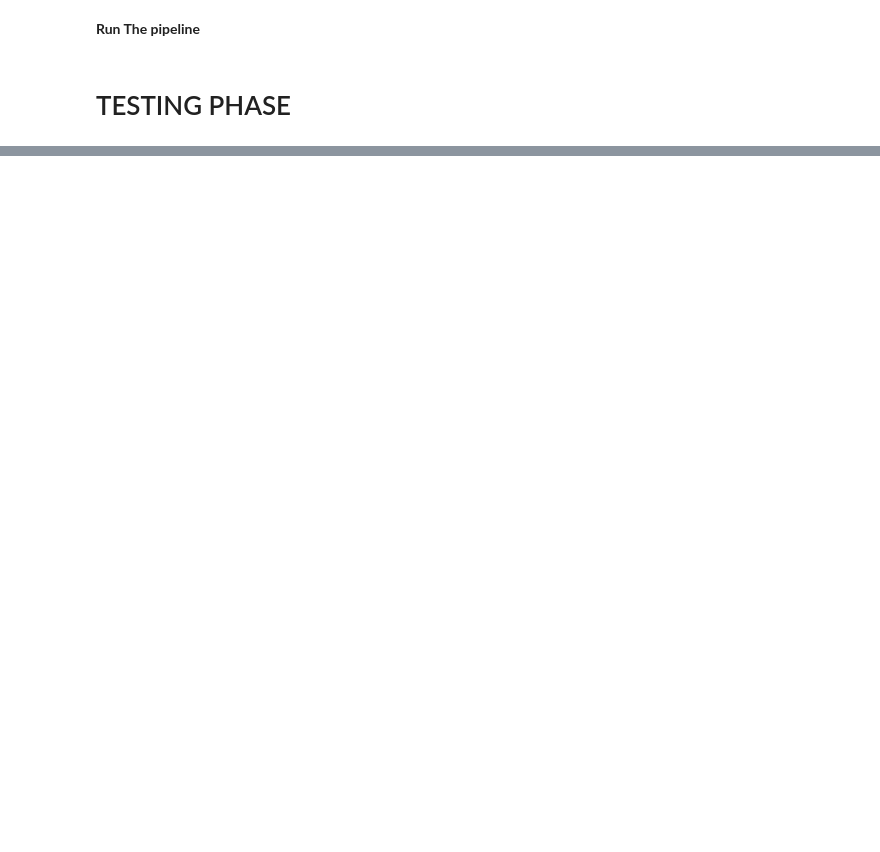
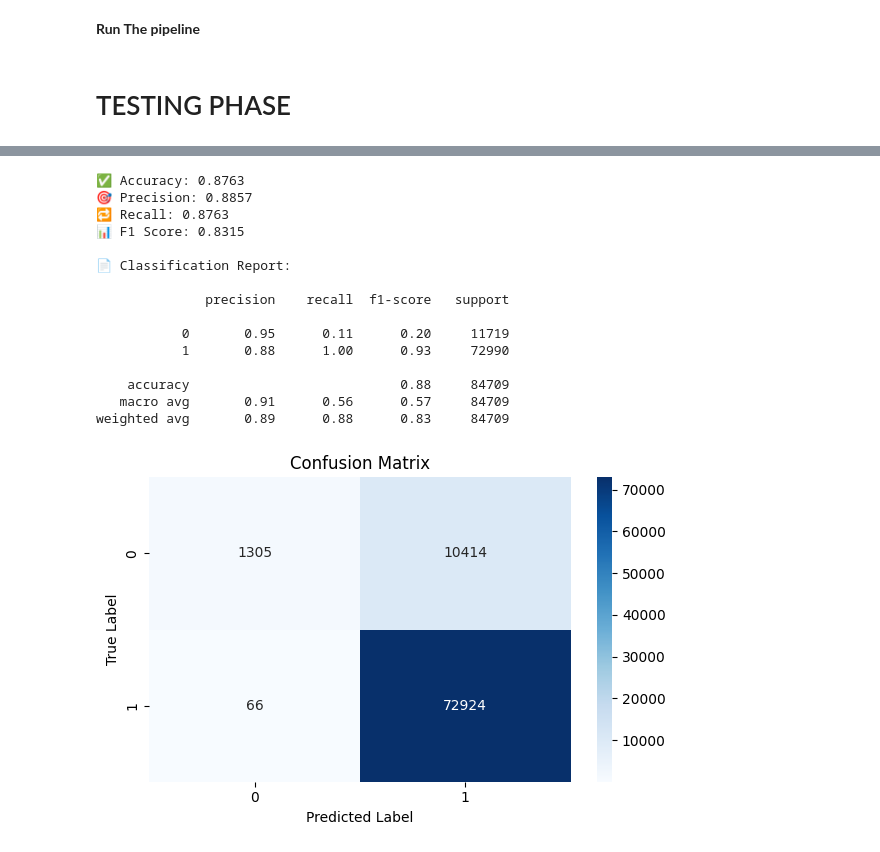
Before and after one commit to mitsouma/IOT_Anomalies_Detection_System_Based_on_Tensor_Decomposition, a Jupyter notebook: Pipeline.ipynb, the cells around one changed output, grey strips where cells are left out. Saved outputs shown, nothing was run; the diff lists cells and outputs as text; code cells hidden in the pictures; blank space fills up the shorter version.

```diff
--- a/Pipeline.ipynb
+++ b/Pipeline.ipynb
@@ -1002,0 +1003,4 @@ Best performing model: Model_3 with F1-Score: 0.988
+# %%
+df_test['hour'] = df_test['relative_time'].dt.components['hours']
+df_test['minute'] = df_test['relative_time'].dt.components['minutes']
+df_test['second'] = df_test['relative_time'].dt.components['seconds']
@@ -1002,0 +1011,61 @@ Best performing model: Model_3 with F1-Score: 0.988
+# %%
+X1=Scale.transform(df_test[nume_col].drop('label',axis=1))
+Y1=df_test['label']
+# %%
+from sklearn.metrics import (
+    accuracy_score,
+    precision_score,
+    recall_score,
+    f1_score,
+    confusion_matrix,
+    classification_report
+)
+import seaborn as sns
+import matplotlib.pyplot as plt
+
+# Prédictions
+y_pred = model.predict(X1)
+
+# Évaluation détaillée
+accuracy = accuracy_score(Y1, y_pred)
+precision = precision_score(Y1, y_pred, average='weighted')
+recall = recall_score(Y1, y_pred, average='weighted')
+f1 = f1_score(Y1, y_pred, average='weighted')
+
+print(f"✅ Accuracy: {accuracy:.4f}")
+print(f"🎯 Precision: {precision:.4f}")
+print(f"🔁 Recall: {recall:.4f}")
+print(f"📊 F1 Score: {f1:.4f}")
+
+# Rapport complet
+print("\n📄 Classification Report:\n")
+print(classification_report(Y1, y_pred))
+
+# Matrice de confusion
+conf_matrix = confusion_matrix(Y1, y_pred)
+
+# Affichage de la matrice de confusion
+plt.figure(figsize=(6, 4))
+sns.heatmap(conf_matrix, annot=True, fmt='d', cmap='Blues')
+plt.title("Confusion Matrix")
+plt.xlabel("Predicted Label")
+plt.ylabel("True Label")
+plt.tight_layout()
+plt.show()
+# %% [output]
+✅ Accuracy: 0.8763
+🎯 Precision: 0.8857
+🔁 Recall: 0.8763
+📊 F1 Score: 0.8315
+
+📄 Classification Report:
+
+              precision    recall  f1-score   support
+
+           0       0.95      0.11      0.20     11719
+           1       0.88      1.00      0.93     72990
+
+    accuracy                           0.88     84709
+   macro avg       0.91      0.56      0.57     84709
+weighted avg       0.89      0.88      0.83     84709
+[figure, added]
```
Also changed, not shown: parts of 22 cells of this notebook.
